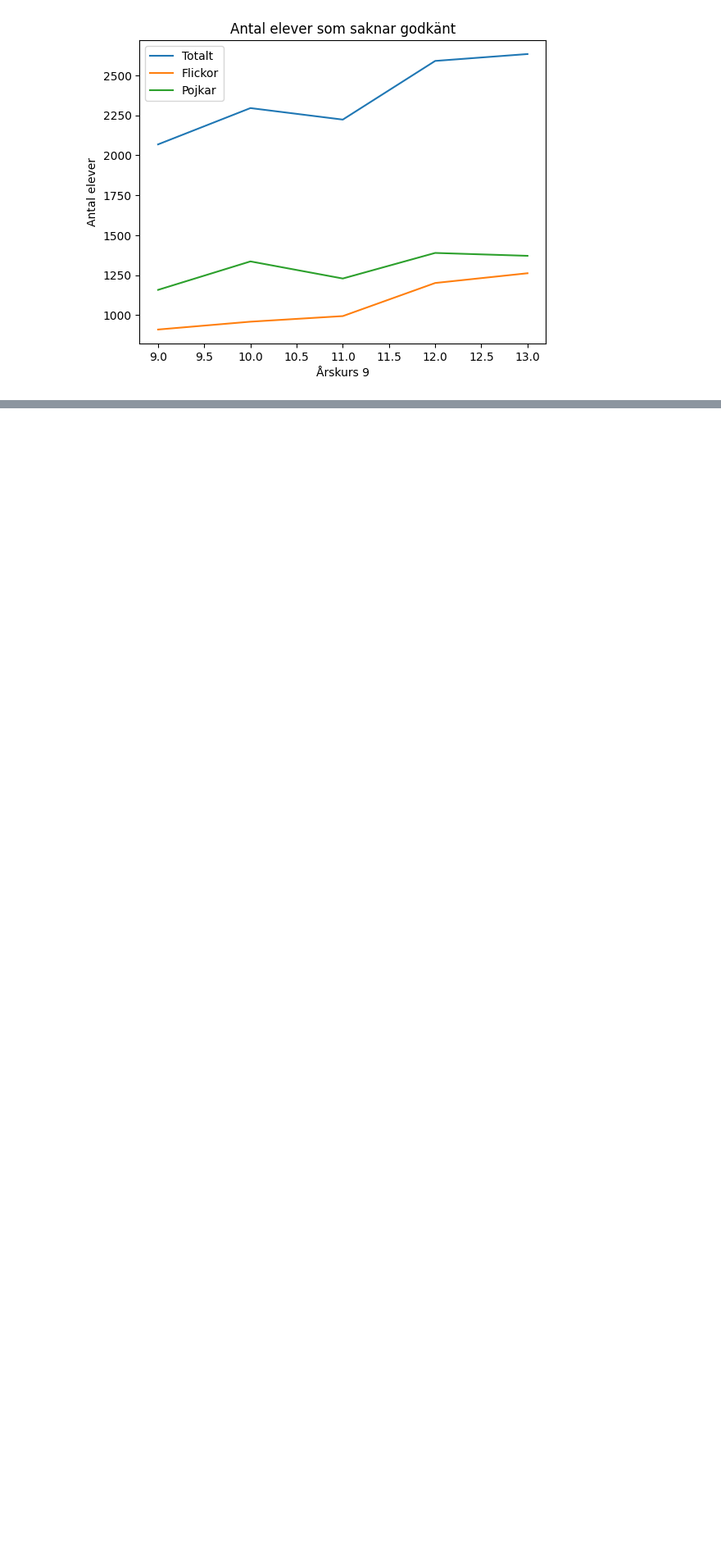
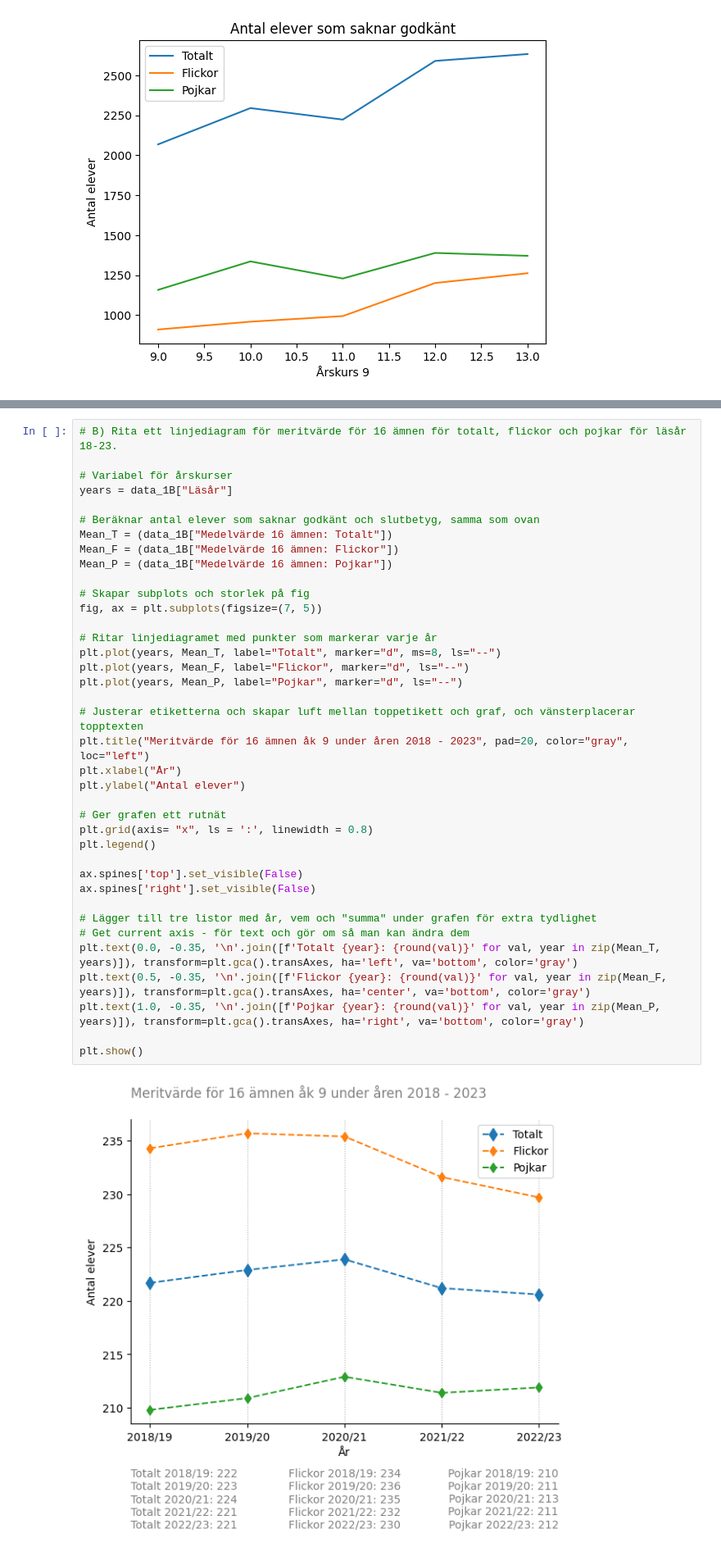
Before and after one commit to SandraAnder/Python-Sandra-Andersson-OPA23, a Jupyter notebook: Labb2/Laboration2.ipynb, the cells around one changed output, grey strips where cells are left out. Shown: that part at 82% size. Drawn from its saved outputs; the diff is of its cells as text; blank space fills up the shorter version.

```diff
--- a/Labb2/Laboration2.ipynb
+++ b/Labb2/Laboration2.ipynb
@@ -295,3 +313,42 @@ plt.text(1.0, -0.35, '\n'.join([f'Pojkar {year}: {round(val)}' for val, year in
 plt.show()
 # %% [output]
 [figure]
+# %%
+# B) Rita ett linjediagram för meritvärde för 16 ämnen för totalt, flickor och pojkar för läsår 18-23.
+
+# Variabel för årskurser
+years = data_1B["Läsår"]
+
+# Beräknar antal elever som saknar godkänt och slutbetyg, samma som ovan
+Mean_T = (data_1B["Medelvärde 16 ämnen: Totalt"])
+Mean_F = (data_1B["Medelvärde 16 ämnen: Flickor"])
+Mean_P = (data_1B["Medelvärde 16 ämnen: Pojkar"])
+
+# Skapar subplots och storlek på fig
+fig, ax = plt.subplots(figsize=(7, 5))
+
+# Ritar linjediagramet med punkter som markerar varje år
+plt.plot(years, Mean_T, label="Totalt", marker="d", ms=8, ls="--")
+plt.plot(years, Mean_F, label="Flickor", marker="d", ls="--")
+plt.plot(years, Mean_P, label="Pojkar", marker="d", ls="--")
+
+# Justerar etiketterna och skapar luft mellan toppetikett och graf, och vänsterplacerar topptexten
+plt.title("Meritvärde för 16 ämnen åk 9 under åren 2018 - 2023", pad=20, color="gray", loc="left")
+plt.xlabel("År")
+plt.ylabel("Antal elever")
+
+# Ger grafen ett rutnät
+plt.grid(axis= "x", ls = ':', linewidth = 0.8)
+plt.legend()
+
+ax.spines['top'].set_visible(False)
+ax.spines['right'].set_visible(False)
+
+# Lägger till tre listor med år, vem och "summa" under grafen för extra tydlighet                 # Get current axis - för text och gör om så man kan ändra dem
+plt.text(0.0, -0.35, '\n'.join([f'Totalt {year}: {round(val)}' for val, year in zip(Mean_T, years)]), transform=plt.gca().transAxes, ha='left', va='bottom', color='gray')
+plt.text(0.5, -0.35, '\n'.join([f'Flickor {year}: {round(val)}' for val, year in zip(Mean_F, years)]), transform=plt.gca().transAxes, ha='center', va='bottom', color='gray')
+plt.text(1.0, -0.35, '\n'.join([f'Pojkar {year}: {round(val)}' for val, year in zip(Mean_P, years)]), transform=plt.gca().transAxes, ha='right', va='bottom', color='gray')
+
+plt.show()
+# %% [output]
+[figure, added]
```
Also changed, not shown: parts of 8 cells of this notebook, 1 other file.
